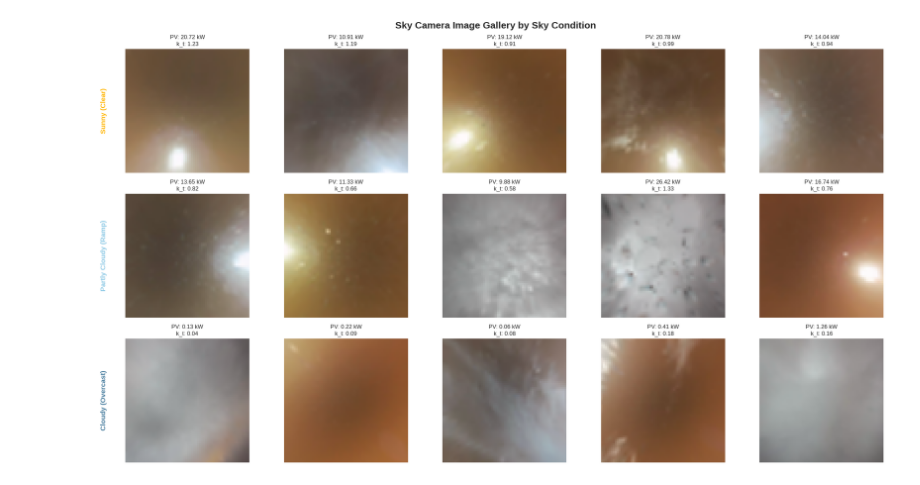
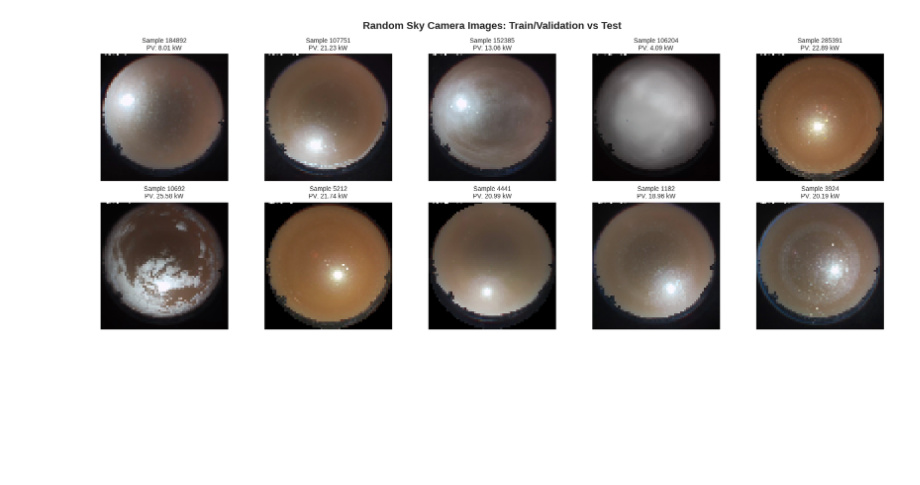
Before and after one commit to umerkang66/skippd-solar-forecasting, a Jupyter notebook: 02-eda.ipynb, the cells around one changed output. Saved outputs shown, nothing was run; the diff lists cells and outputs as text; code cells hidden in the pictures; blank space fills up the shorter version.

```diff
--- a/02-eda.ipynb
+++ b/02-eda.ipynb
@@ -47,12 +23,12 @@ We load the **defisheyed HDF5 dataset** (`2017_2019_images_pv_defisheye.hdf5`) o
 # %%
 # Data search paths (handles Google Drive, Colab local, and workspace environments)
-possible_hdf5_paths = [
+hdf5_paths = [
     "/content/data/2017_2019_images_pv_defisheye.hdf5",
     "/content/drive/MyDrive/solar_data/2017_2019_images_pv_defisheye.hdf5",
 ]
 
 hdf5_path = None
-for p in possible_hdf5_paths:
+for p in hdf5_paths:
     if os.path.exists(p):
         hdf5_path = p
         break
@@ -107,12 +83,10 @@ for t_path in [
 else:
     test_times = None
 
-print("=" * 60)
 print(f"Train/Val Images: {trainval_images.shape} | PV: {trainval_pv.shape}")
 print(f"Test Images:     {test_images.shape} | PV: {test_pv.shape}")
 if trainval_times is not None:
     print(f"Train/Val Dates:  {trainval_times[0]} to {trainval_times[-1]}")
 if test_times is not None:
     print(f"Test Dates:       {test_times[0]} to {test_times[-1]}")
-print("=" * 60)
 # %% [output]
@@ -313,45 +142,57 @@ Direct comparison of sky camera images and their concurrent PV power generation
 # %%
+import numpy as np
+import matplotlib.pyplot as plt
+
+
 def format_img(img):
     if img.ndim == 3 and img.shape[0] == 3:
         img = np.transpose(img, (1, 2, 0))
+
     if img.max() > 1.0 and img.dtype != np.uint8:
         img = img / 255.0
+
     return img
 
 
-classes = ["Sunny (Clear)", "Partly Cloudy (Ramp)", "Cloudy (Overcast)"]
-num_samples_per_class = 5
+num_samples = 5
 
-fig, axes = plt.subplots(3, num_samples_per_class, figsize=(18, 10))
+train_indices = np.random.choice(len(trainval_images), size=num_samples, replace=False)
+
+test_indices = np.random.choice(len(test_images), size=num_samples, replace=False)
+
+fig, axes = plt.subplots(2, num_samples, figsize=(18, 7))
+
 fig.suptitle(
-    "Sky Camera Image Gallery by Sky Condition", fontsize=15, fontweight="bold", y=0.98
+    "Random Sky Camera Images: Train/Validation vs Test", fontsize=16, fontweight="bold"
 )
 
-for row_idx, cls_name in enumerate(classes):
-    cls_indices = df_tv[df_tv["sky_condition"] == cls_name].index
-    chosen = np.random.choice(cls_indices, size=num_samples_per_class, replace=False)
+for col, idx in enumerate(train_indices):
 
-    for col_idx, idx in enumerate(chosen):
-        ax = axes[row_idx, col_idx]
-        ax.imshow(format_img(trainval_images[idx]))
-        pv_val = df_tv.loc[idx, "pv"]
-        kt_val = df_tv.loc[idx, "k_t"]
-        ax.set_title(f"PV: {pv_val:.2f} kW\nk_t: {kt_val:.2f}", fontsize=9)
-        ax.axis("off")
+    axes[0, col].imshow(format_img(trainval_images[idx]))
 
-    axes[row_idx, 0].text(
-        -0.2,
-        0.5,
-        cls_name,
-        transform=axes[row_idx, 0].transAxes,
-        fontsize=11,
-        fontweight="bold",
-        va="center",
-        rotation="vertical",
-        color=palette[cls_name],
-    )
+    pv_val = trainval_pv[idx]
+
+    axes[0, col].set_title(f"Sample {idx}\nPV: {pv_val:.2f} kW", fontsize=10)
+
+    axes[0, col].axis("off")
+
+
+for col, idx in enumerate(test_indices):
+
+    axes[1, col].imshow(format_img(test_images[idx]))
+
+    pv_val = test_pv[idx]
+
+    axes[1, col].set_title(f"Sample {idx}\nPV: {pv_val:.2f} kW", fontsize=10)
+
+    axes[1, col].axis("off")
+
+
+axes[0, 0].set_ylabel("Train / Validation", fontsize=12, fontweight="bold")
+
+axes[1, 0].set_ylabel("Test", fontsize=12, fontweight="bold")
 
 plt.tight_layout()
 plt.show()
 # %% [output]
-[figure, old version]
+[figure, new version]
```
Also changed, not shown: parts of 18 cells of this notebook.
